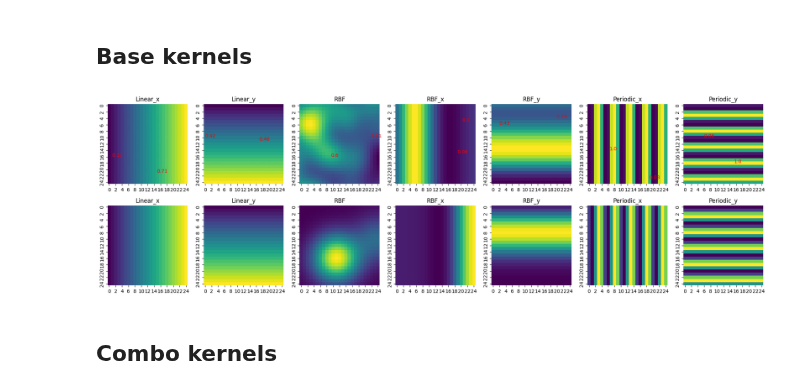
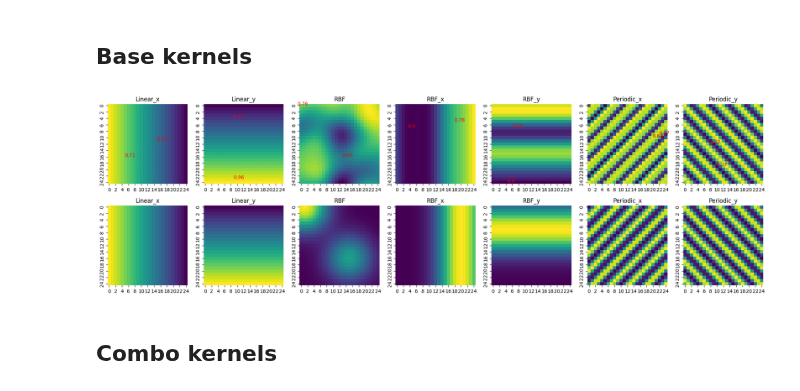
Before and after one commit to tgham/context_exploration, a Jupyter notebook: GP_worlds.ipynb, the cells around one changed output. Drawn from its saved outputs; the diff is of its cells as text; code cells hidden in the pictures.

```diff
--- a/GP_worlds.ipynb
+++ b/GP_worlds.ipynb
@@ -216,21 +212,24 @@ class GP_world():
 ## Base kernels
 # %%
 ## initialise the GP
-GP_params = {
-    'c': 1,
-    'scale': 1,
-    'sigma_f': 1,
-
-    'theta': 0,
-    # 'theta': np.pi/4,
-
-    'length_scale': 5,
-    'period': 5,
-    'periodic_length_scale': 4,
-
-    # 'periodic_theta': np.pi/4,
-    'periodic_theta': 0,
-}
+c = 1
+scale = 1
+theta = 0
+sigma_f = 1
+length_scale = 5
+period = 5
+periodic_length_scale = 4
+periodic_theta = np.pi/4
+GP_params = [
+    c,
+    scale,
+    theta,
+    sigma_f,
+    length_scale,
+    period,
+    periodic_length_scale,
+    periodic_theta
+]
 N = 25
 GP = GP_world(N, GP_params)
 
@@ -249,35 +248,35 @@ kernel_names = [
     'Linear_x', 'Linear_y',
       'RBF', 'RBF_x', 'RBF_y',
                 'Periodic_x',
                 'Periodic_y'
                 ]
 n_koi = len(koi)
 fig, axs = plt.subplots(2, n_koi, figsize=(3.5*n_koi, 7))
 
 # fig2, axs2 = plt.subplots(1, n_koi, figsize=(4*n_koi, 5))
 
 ## loop through kernel types
 for ki, K in enumerate(koi):
 
     # sample the GP and plot reward distribution
     samples = GP.sample(K)
     title = kernel_names[ki]
     GP.plot_r(samples, axs[0,ki], title=title)
 
     ## plot the cov matrix
     # n_tmp = 75
     # K_tmp = K[:n_tmp,:n_tmp]
     # axs2[ki].imshow(K_tmp[np.arange(len(K_tmp))[::-1],], origin='lower')
     # axs2[ki].set_yticks(np.arange(0, n_tmp+1, 5), np.arange(0, n_tmp+1, 5)[::-1])
     # axs2[ki].set_title(title)
 
     ## GP regression based on a set of observations
     n_obs = 2
-    obs, post_mean = GP.predict_rewards(K, samples, n_obs)
+    obs, post_mean = GP.post_pred(K, samples, n_obs)
     GP.plot_r(post_mean.reshape(N,N), axs[1,ki], title=title)
     GP.plot_obs(obs, axs[0,ki])
 # %% [output]
-[figure, old version]
+[figure, new version]
 # %% [markdown]
 ## Combo kernels
 # %%
```
Also changed, not shown: parts of 3 cells of this notebook.
